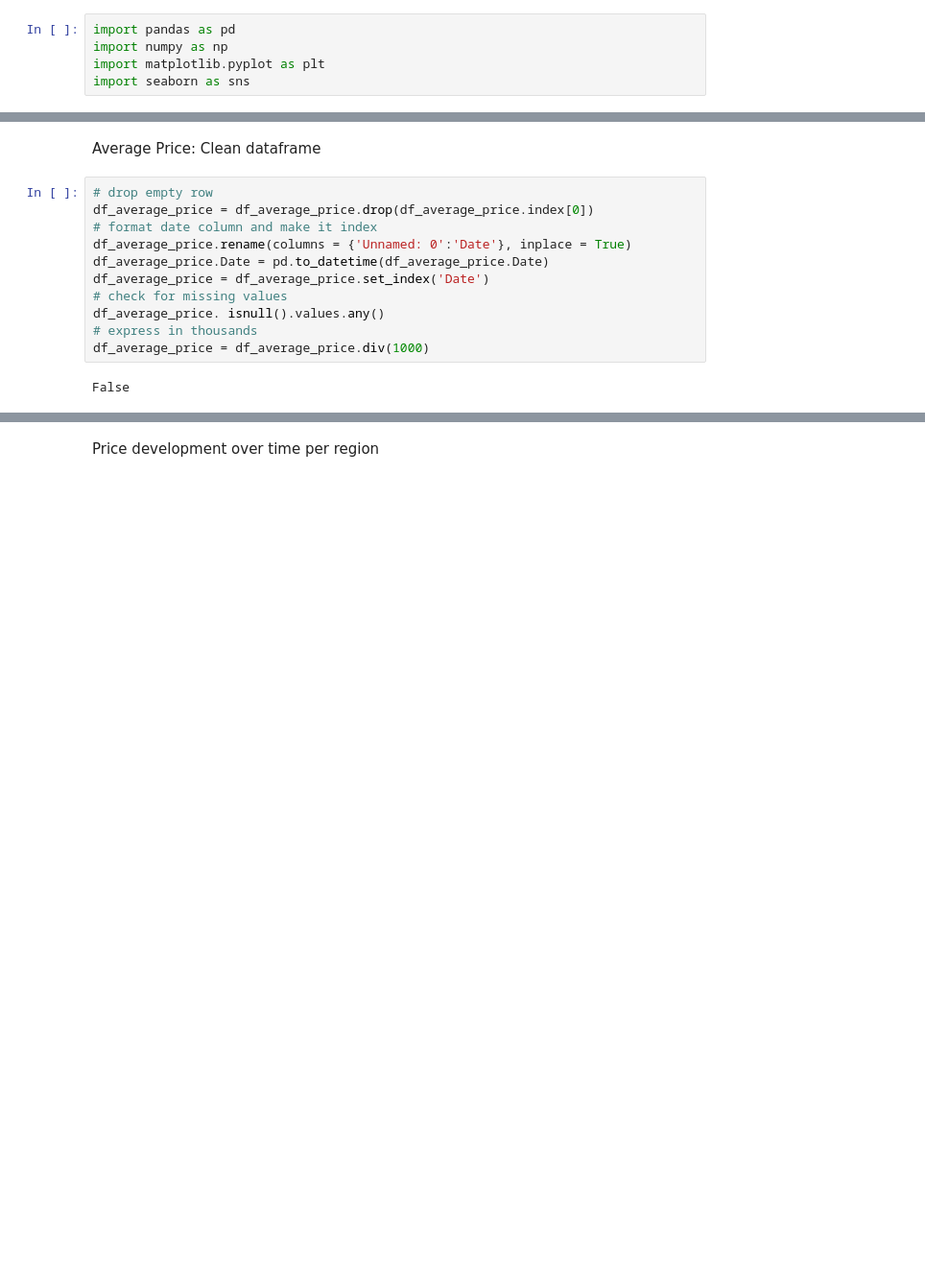
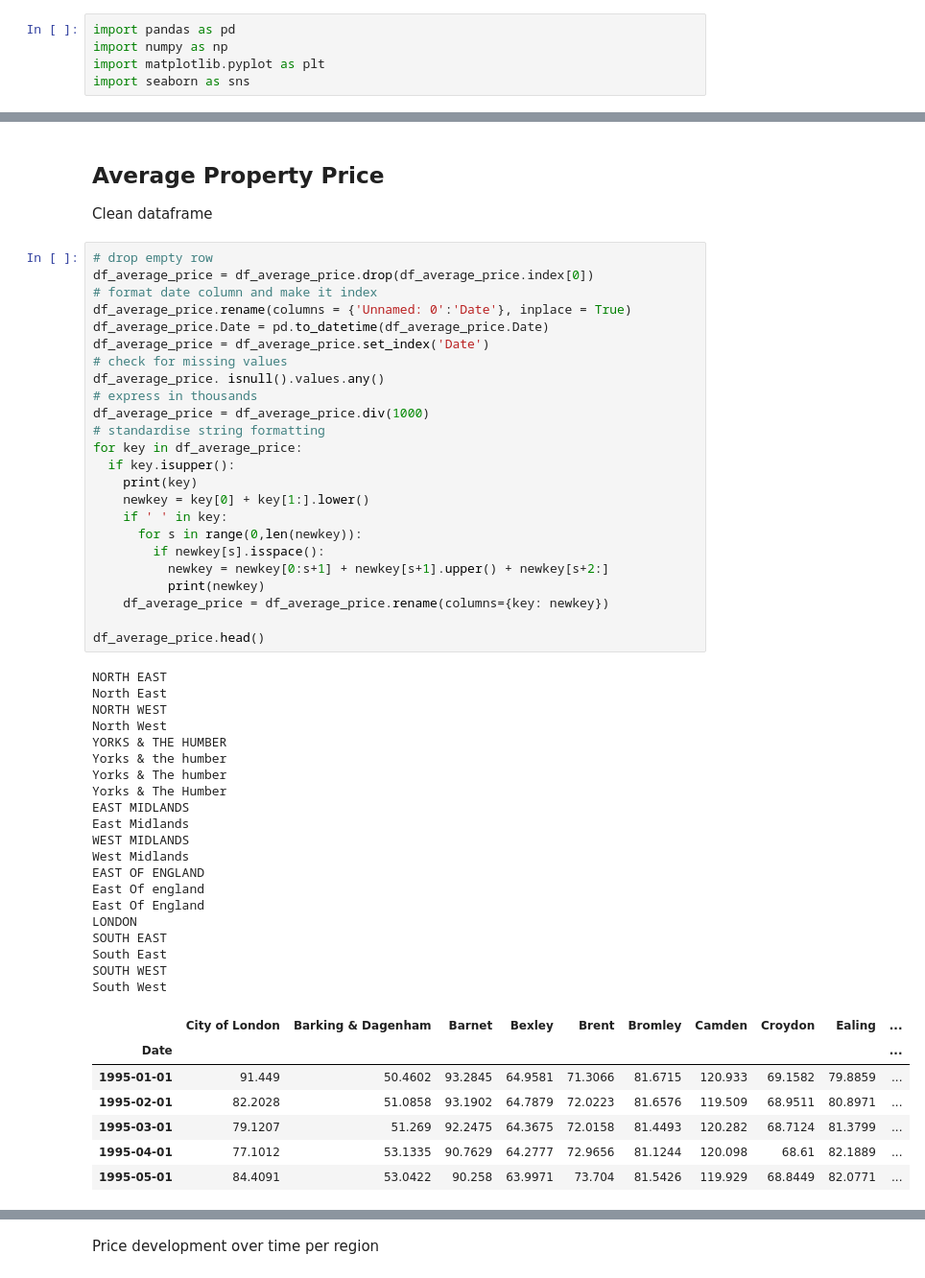
Before and after one commit to kohl-carmen/London-Housing, a Jupyter notebook: London_Housing.ipynb, the cells around one changed output, grey strips where cells are left out. Shown at 96% size. Drawn from its saved outputs; the diff is of its cells as text; blank space fills up the shorter version.

```diff
--- a/London_Housing.ipynb
+++ b/London_Housing.ipynb
@@ -19,18 +18,58 @@ df_index_price = pd.read_excel(data_url, sheet_name = 'Index Price')
 df_sales_volume = pd.read_excel(data_url, sheet_name = 'Sales Volume')
 # %% [markdown]
-Average Price:
+## Average Property Price
+
 Clean dataframe
 # %%
 # drop empty row
 df_average_price = df_average_price.drop(df_average_price.index[0])
 # format date column and make it index
 df_average_price.rename(columns = {'Unnamed: 0':'Date'}, inplace = True)
 df_average_price.Date = pd.to_datetime(df_average_price.Date)
 df_average_price = df_average_price.set_index('Date')
 # check for missing values
 df_average_price. isnull().values.any()
 # express in thousands
 df_average_price = df_average_price.div(1000)
+# standardise string formatting
+for key in df_average_price:
+  if key.isupper():
+    print(key)
+    newkey = key[0] + key[1:].lower()
+    if ' ' in key:
+      for s in range(0,len(newkey)):
+        if newkey[s].isspace():
+          newkey = newkey[0:s+1] + newkey[s+1].upper() + newkey[s+2:]
+          print(newkey)
+    df_average_price = df_average_price.rename(columns={key: newkey})
+
+df_average_price.head()
 # %% [output]
-False
+NORTH EAST
+North East
+NORTH WEST
+North West
+YORKS & THE HUMBER
+Yorks & the humber
+Yorks & The humber
+Yorks & The Humber
+EAST MIDLANDS
+East Midlands
+WEST MIDLANDS
+West Midlands
+EAST OF ENGLAND
+East Of england
+East Of England
+LONDON
+SOUTH EAST
+South East
+SOUTH WEST
+South West
+|  | City of London | Barking & Dagenham | Barnet | Bexley | Brent | Bromley | Camden | Croydon | Ealing | ... |
+| Date |  |  |  |  |  |  |  |  |  | ... |
+| 1995-01-01 | 91.449 | 50.4602 | 93.2845 | 64.9581 | 71.3066 | 81.6715 | 120.933 | 69.1582 | 79.8859 | ... |
+| 1995-02-01 | 82.2028 | 51.0858 | 93.1902 | 64.7879 | 72.0223 | 81.6576 | 119.509 | 68.9511 | 80.8971 | ... |
+| 1995-03-01 | 79.1207 | 51.269 | 92.2475 | 64.3675 | 72.0158 | 81.4493 | 120.282 | 68.7124 | 81.3799 | ... |
+| 1995-04-01 | 77.1012 | 53.1335 | 90.7629 | 64.2777 | 72.9656 | 81.1244 | 120.098 | 68.61 | 82.1889 | ... |
+| 1995-05-01 | 84.4091 | 53.0422 | 90.258 | 63.9971 | 73.704 | 81.5426 | 119.929 | 68.8449 | 82.0771 | ... |
 # %% [markdown]
```
Also changed, not shown: parts of 13 cells of this notebook.
